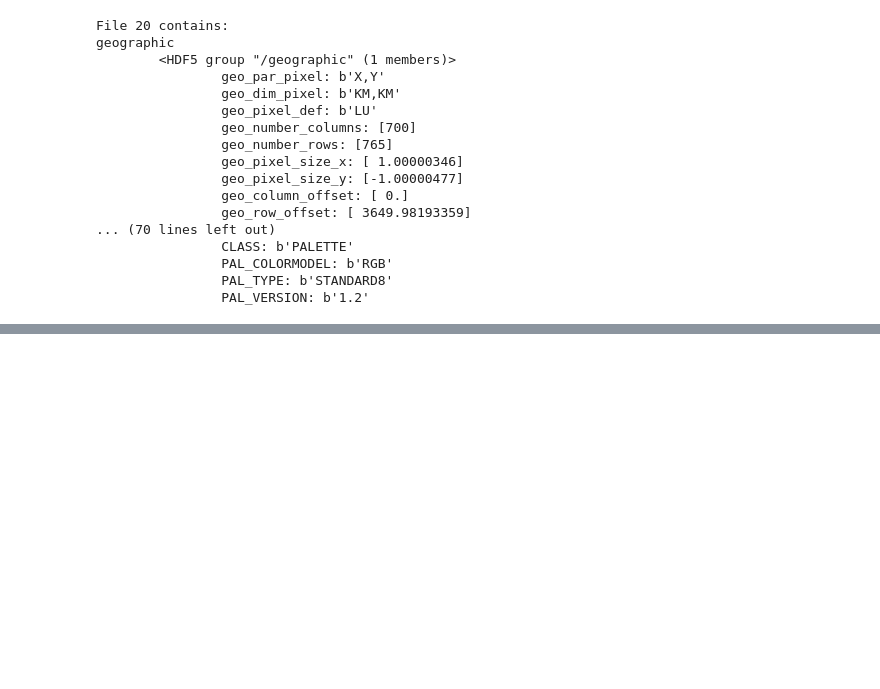
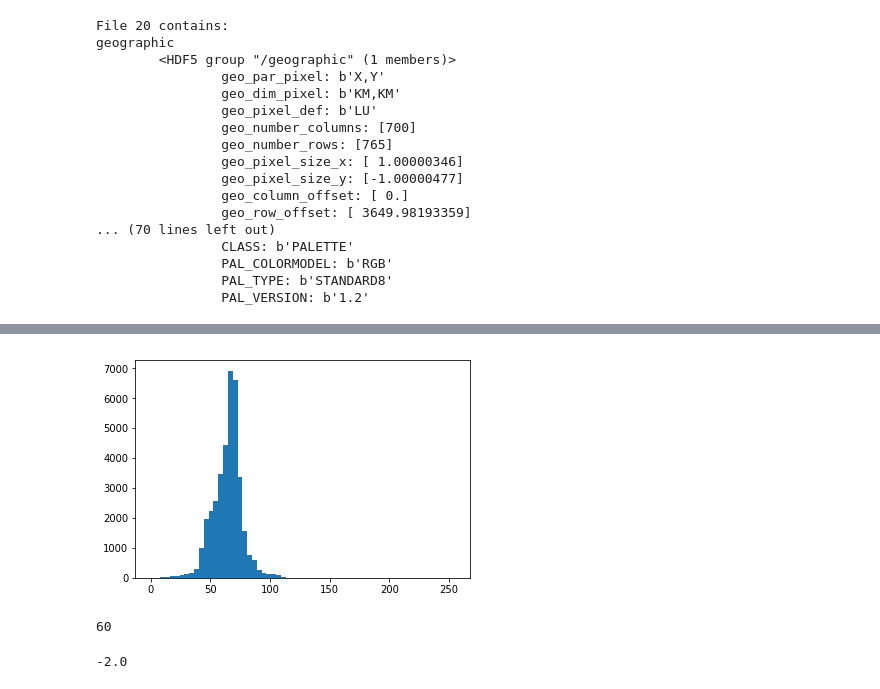
Before and after one commit to The-Fonz/nowcasting-convrnn, a Jupyter notebook: src/introduction-download-and-exploration.ipynb, the cells around one changed output, grey strips where cells are left out. Saved outputs shown, nothing was run; the diff lists cells and outputs as text; code cells hidden in the pictures; blank space fills up the shorter version.

```diff
--- a/src/introduction-download-and-exploration.ipynb
+++ b/src/introduction-download-and-exploration.ipynb
@@ -252,0 +346,14 @@ A Jupyter Widget
+# %%
+a = np.array(ds[0]['image1/image_data'])
+plt.hist(a[(a>0)&(a<255)].flatten(), bins=255//4, range=(0,255));
+# %% [output]
+[figure, added]
+# %%
+img_data[0][img_data[0]>0].flatten().min()
+# %% [output]
+60
+# %%
+pv = 60
+.5 * pv + -32
+# %% [output]
+-2.0
```
Also changed, not shown: parts of 19 cells of this notebook, 2 other files.
